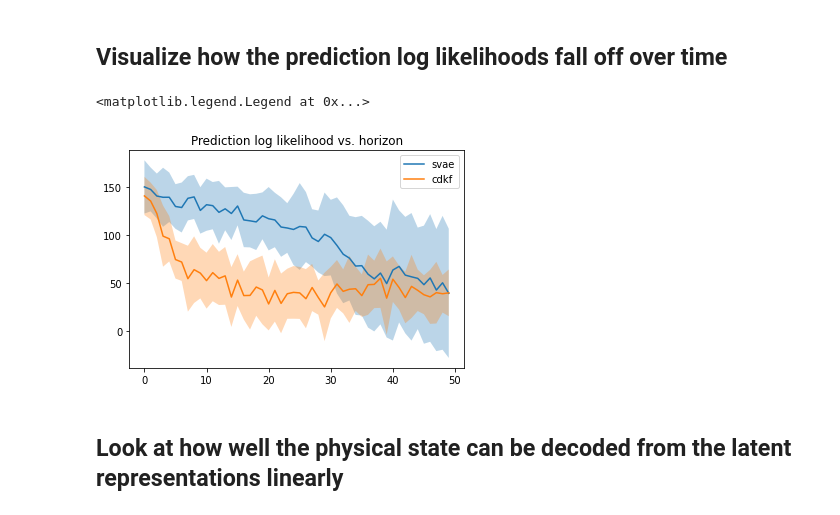
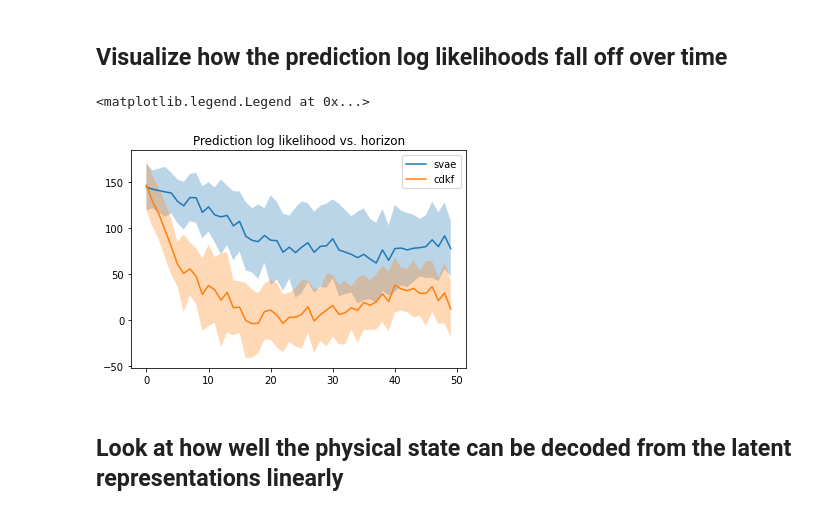
Before and after one commit to matthew9671/MattLab, a Jupyter notebook: Revisiting_SVAE.ipynb, the cells around one changed output. Drawn from its saved outputs; the diff is of its cells as text; code cells hidden in the pictures.

```diff
--- a/Revisiting_SVAE.ipynb
+++ b/Revisiting_SVAE.ipynb
@@ -3851 +3953,9 @@ x_preds, pred_lls = vmap(predict_multiple, in_axes=(0, None, None))\
+# %%
+# @title Visualize multiple possible future paths predicted by the model...!
+
+
+jax.config.update("jax_debug_nans", False)
+train_data = data_dict["train_data"][:20,:100]
+x_preds, svae_pred_lls = vmap(predict_multiple, in_axes=(0, None, None))\
+    (train_data, key_0, 10)
 # %%
@@ -3867,17 +3977,17 @@ for i in range(D):
 # %%
-pred_std = valid_pred_lls.var(axis=0) ** 0.5
-pred_mean = valid_pred_lls.mean(axis=0)
+pred_std = svae_pred_lls.var(axis=0) ** 0.5
+pred_mean = svae_pred_lls.mean(axis=0)
 plt.plot(pred_mean, label="svae")
 plt.fill_between(np.arange(pred_mean.shape[0]), pred_mean-pred_std, pred_mean+pred_std, alpha=0.3)
 pred_std = pred_lls.var(axis=0) ** 0.5
 pred_mean = pred_lls.mean(axis=0)
 plt.plot(pred_mean, label="cdkf")
 plt.fill_between(np.arange(pred_mean.shape[0]), pred_mean-pred_std, pred_mean+pred_std, alpha=0.3)
 plt.title("Prediction log likelihood vs. horizon")
 plt.legend()
 # %% [output]
 <matplotlib.legend.Legend at 0x...>
-[figure, old version]
+[figure, new version]
 # %% [markdown]
 ## Look at how well the physical state can be decoded from the latent representations linearly
 # %%
```
Also changed, not shown: parts of 27 cells of this notebook.
